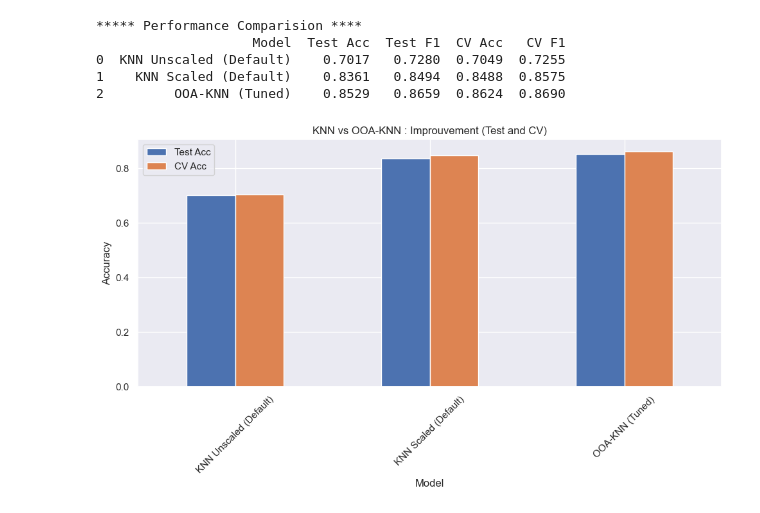
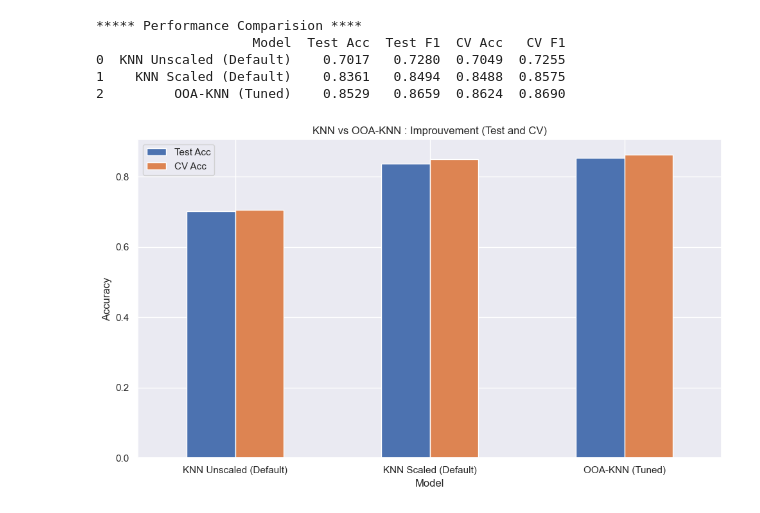
Before and after one commit to ferayame/OOA, a Jupyter notebook: scr/OOA-KNN.ipynb, the cells around one changed output. Cells and saved outputs as stored; diff of their text form; code cells hidden in the pictures.

Commit message:
updating visualization

```diff
--- a/scr/OOA-KNN.ipynb
+++ b/scr/OOA-KNN.ipynb
@@ -320,12 +320,12 @@ print(comparision.round(4))
 # %%
 #viz the comparition
 comparision.set_index('Model')[['Test Acc','CV Acc']].plot(kind='bar',figsize=(10,6))
 plt.title('KNN vs OOA-KNN : Improuvement (Test and CV)')
 plt.ylabel('Accuracy')
-plt.xticks(rotation=45)
+plt.xticks(rotation=0)
 plt.legend()
 plt.tight_layout()
 plt.savefig('../results/performance_comparision.png')
 plt.show()
 # %% [output]
-[figure, old version]
+[figure, new version]
```
Also changed, not shown: 1 other file.
